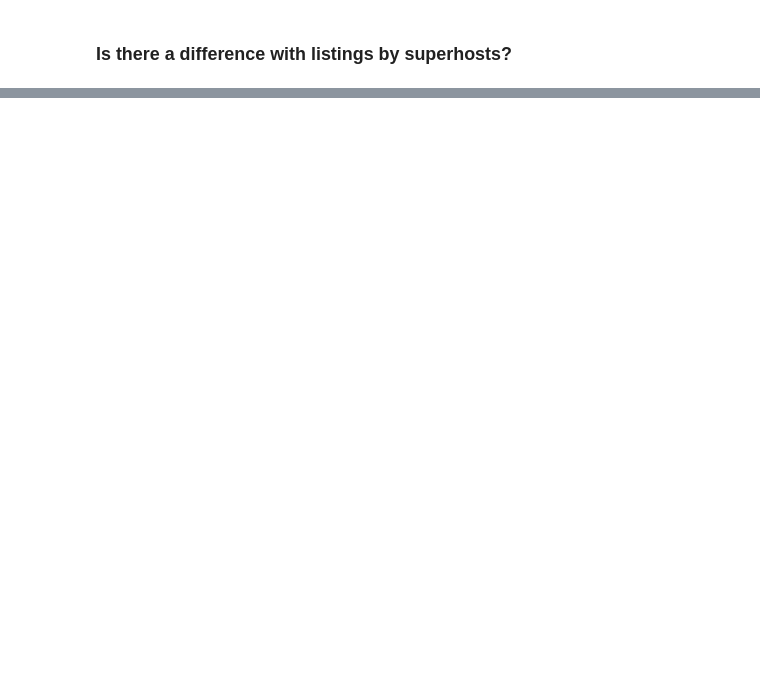
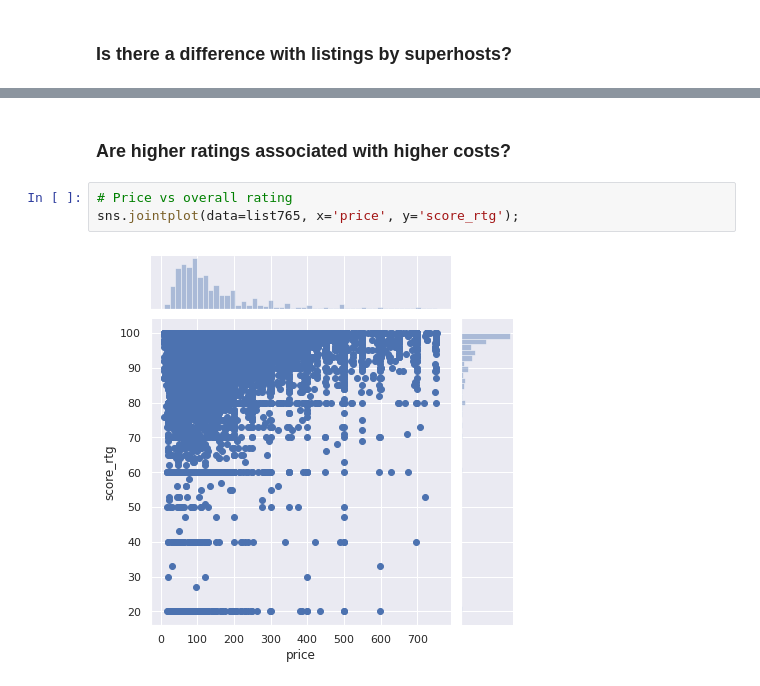
Before and after one commit to tri-bui/airbnb-la-listings, a Jupyter notebook: 2-eda.ipynb, the cells around one changed output, grey strips where cells are left out. Drawn from its saved outputs; the diff is of its cells as text; blank space fills up the shorter version.

```diff
--- a/2-eda.ipynb
+++ b/2-eda.ipynb
@@ -161,0 +158,7 @@ Ttest_indResult(statistic=-61.73398959958312, pvalue=0.0)
+# %% [markdown]
+### Are higher ratings associated with higher costs?
+# %%
+# Price vs overall rating
+sns.jointplot(data=list765, x='price', y='score_rtg');
+# %% [output]
+[figure, added]
```
Also changed, not shown: parts of 16 cells of this notebook, 4 other files.
